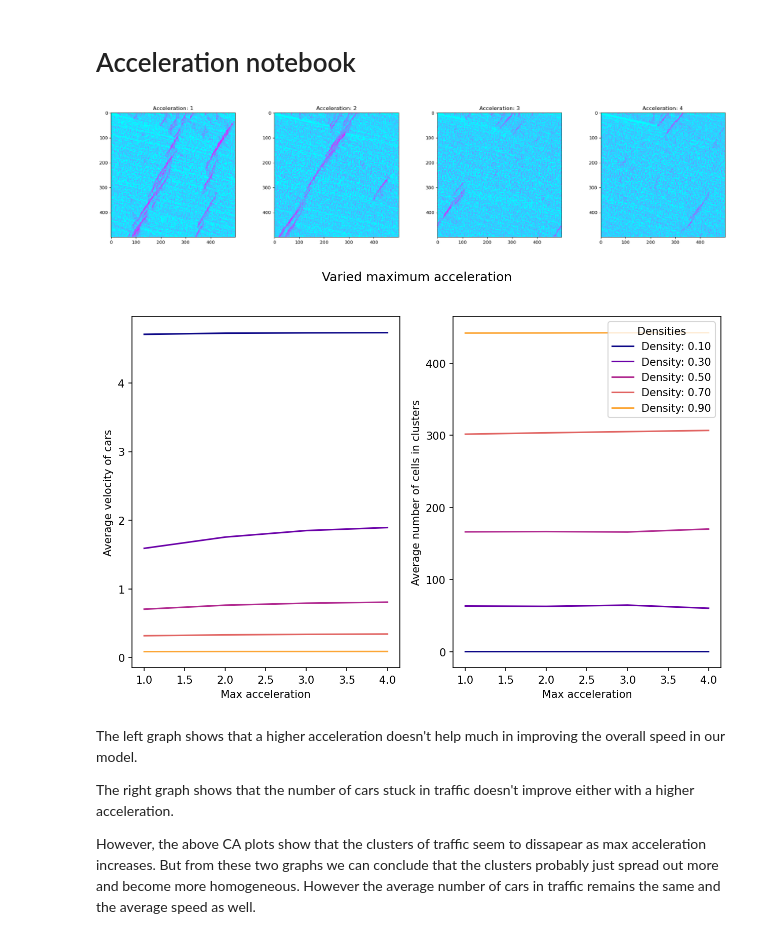
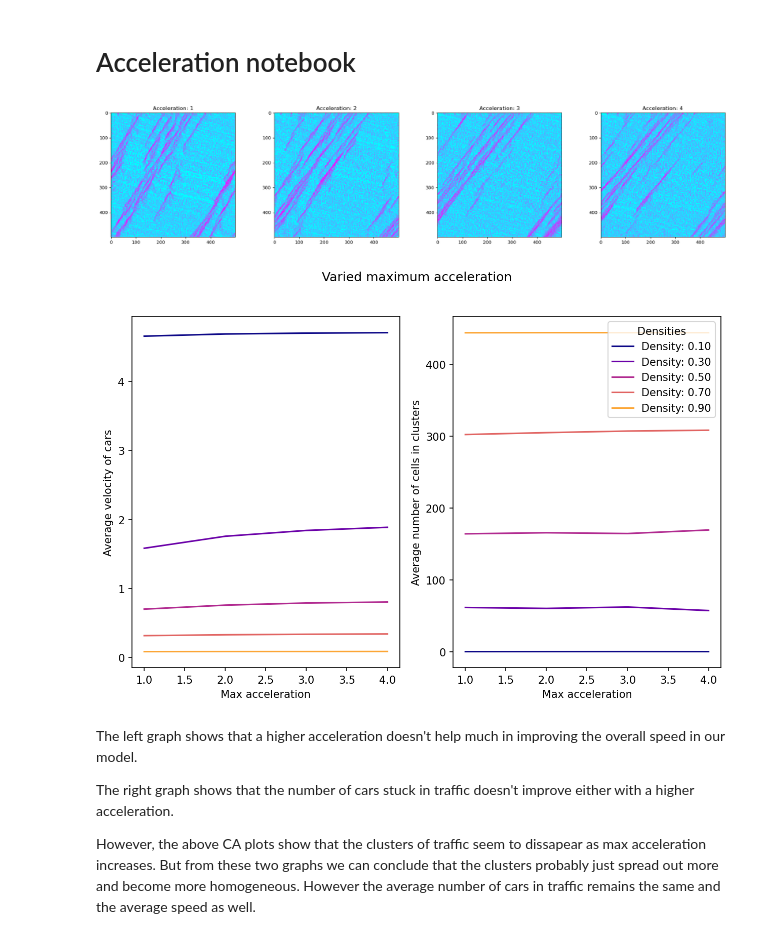
Before and after one commit to SofiaHilma/Traffic_flow_simulation, a Jupyter notebook: acceleration.ipynb, the cells around one changed output. Cells and saved outputs as stored; diff of their text form; code cells hidden in the pictures.

```diff
--- a/acceleration.ipynb
+++ b/acceleration.ipynb
@@ -6,36 +6,31 @@ import matplotlib.pyplot as plt
 import numpy as np
 from scipy.optimize import curve_fit
 
+tmax = 500
+L = 500
+N = 100
+# N = 75
+vmax = 5
+p = 0.2
 acccelerations = [1, 2, 3, 4]
-L = 500
-N = 75
-p = 0.2
-vmax = 5
-tmax = 500
 # %%
 fig, axs = plt.subplots(1,len(acccelerations), figsize = (25, 5))
 for accel in acccelerations:
-    simulation = functions.Nagel_Schreckenberg(L, N, vmax, p, tmax, max_acceleration=accel)[0]
+    simulation = functions.Nagel_Schreckenberg(L, N, vmax, p, tmax, max_acceleration=accel)
+    simulation.run_model()
     points = np.zeros((tmax, L))
     for i in range(L):
         for j in range(tmax):
-            if simulation[j][i] > -1:
+            if simulation.positions[j][i] > -1:
                 points[j][i] = 1
             else:
                 points[j][i] = 0
     axs[acccelerations.index(accel)].set_title(f'Acceleration: {accel}')
     axs[acccelerations.index(accel)].imshow(points, cmap = "cool", interpolation = "nearest")
 plt.show()
 # %% [output]
-[figure, old version]
+[figure, new version]
 # %%
-# Parameters
-L = 500
-N = 250
-p = 0.2
-v_max = 5
-t_max = 1000
-
 maximum_acceleration = np.arange(1, 5, 1)
 densities = np.linspace(0.1, 0.9, 5)
 
@@ -46,14 +41,14 @@ average_cells_in_clusters_per_density = []
 for a in maximum_acceleration:
     for density in densities:
 
-        result = functions.Nagel_Schreckenberg(L, int(L * density), v_max, p, t_max, max_acceleration = a)
-
+        simulation = functions.Nagel_Schreckenberg(L, int(L * density), vmax, p, tmax, max_acceleration = a)
+        simulation.run_model()
         # Velocity calculations
-        velocity_average = result[4]
+        velocity_average = simulation.average_velocity()
         velocity_averages.append(velocity_average)
 
         # Cells in clusters calculations
-        cells_in_clusters_list = result[1]
+        cells_in_clusters_list = simulation.clusters()[0]
         cells_cluster_average = np.mean(cells_in_clusters_list)
         average_cells_in_clusters_per_density.append(cells_cluster_average)
 
@@ -80,7 +75,7 @@ plt.suptitle('Varied maximum acceleration')
 plt.legend(title='Densities')
 plt.show()
 # %% [output]
-[figure, old version]
+[figure, new version]
 # %% [markdown]
 The left graph shows that a higher acceleration doesn't help much in improving the overall speed in our model.
 
```
Also changed, not shown: parts of 2 cells of this notebook, 8 other files.
